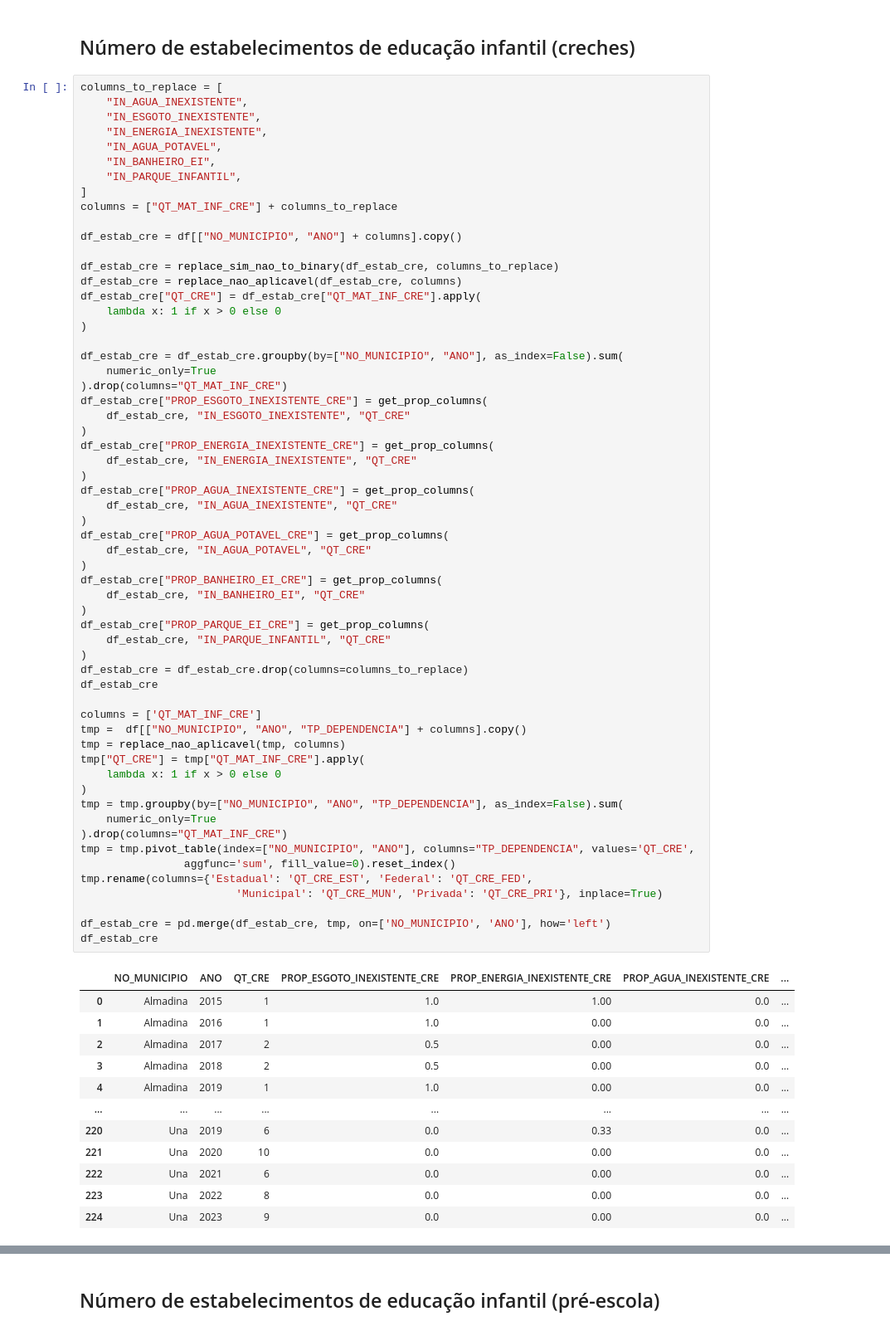
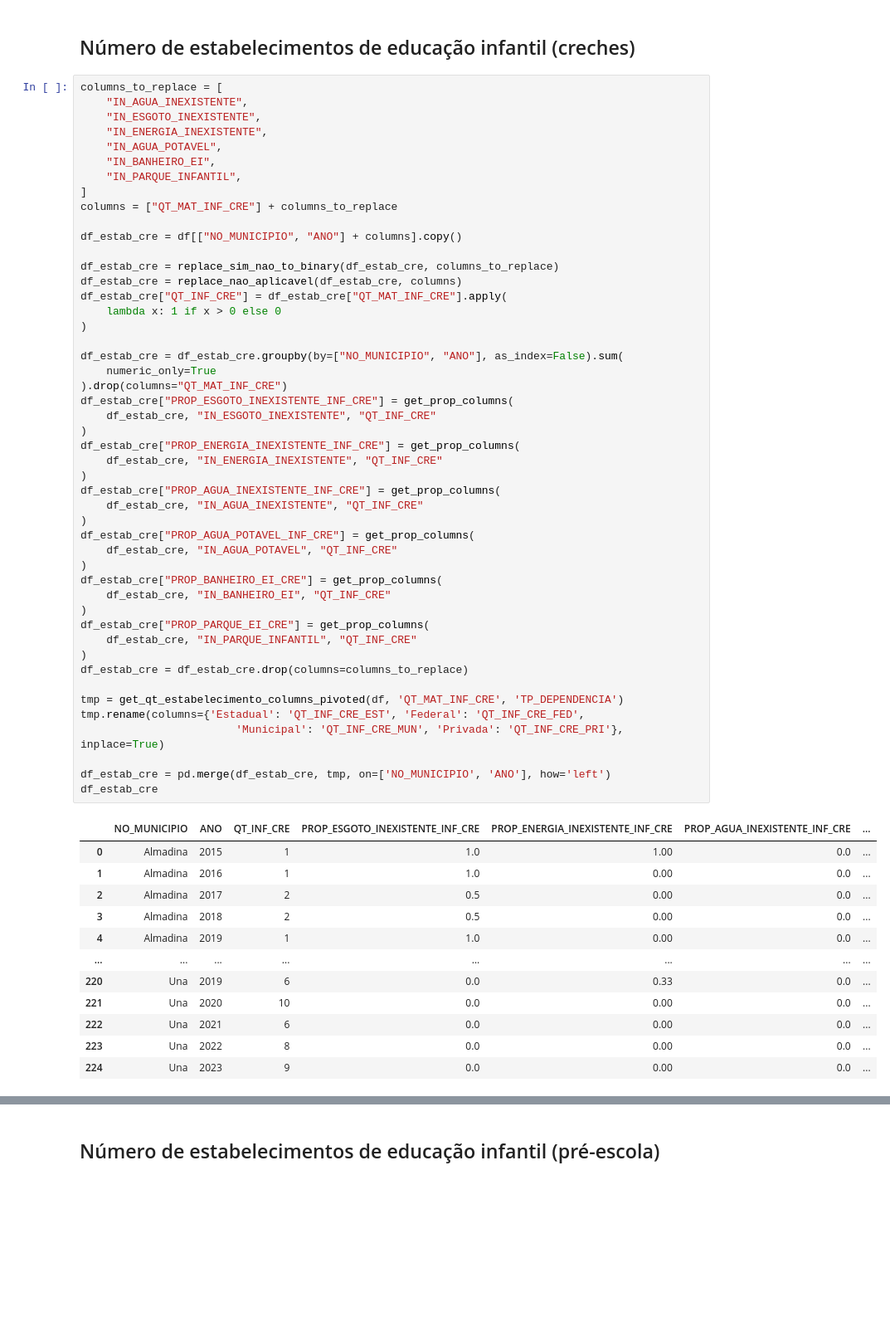
Before and after one commit to matheusssilva991/tj_educacao, a Jupyter notebook: src/tmp.ipynb, the cells around one changed output, grey strips where cells are left out. Shown at 83% size. Saved outputs shown, nothing was run; the diff lists cells and outputs as text; blank space fills up the shorter version.

```diff
--- a/src/tmp.ipynb
+++ b/src/tmp.ipynb
@@ -179,59 +128,48 @@ columns_to_replace = [
     "IN_AGUA_POTAVEL",
     "IN_BANHEIRO_EI",
     "IN_PARQUE_INFANTIL",
 ]
 columns = ["QT_MAT_INF_CRE"] + columns_to_replace
 
 df_estab_cre = df[["NO_MUNICIPIO", "ANO"] + columns].copy()
 
 df_estab_cre = replace_sim_nao_to_binary(df_estab_cre, columns_to_replace)
 df_estab_cre = replace_nao_aplicavel(df_estab_cre, columns)
-df_estab_cre["QT_CRE"] = df_estab_cre["QT_MAT_INF_CRE"].apply(
+df_estab_cre["QT_INF_CRE"] = df_estab_cre["QT_MAT_INF_CRE"].apply(
     lambda x: 1 if x > 0 else 0
 )
 
 df_estab_cre = df_estab_cre.groupby(by=["NO_MUNICIPIO", "ANO"], as_index=False).sum(
     numeric_only=True
 ).drop(columns="QT_MAT_INF_CRE")
-df_estab_cre["PROP_ESGOTO_INEXISTENTE_CRE"] = get_prop_columns(
-    df_estab_cre, "IN_ESGOTO_INEXISTENTE", "QT_CRE"
+df_estab_cre["PROP_ESGOTO_INEXISTENTE_INF_CRE"] = get_prop_columns(
+    df_estab_cre, "IN_ESGOTO_INEXISTENTE", "QT_INF_CRE"
 )
-df_estab_cre["PROP_ENERGIA_INEXISTENTE_CRE"] = get_prop_columns(
-    df_estab_cre, "IN_ENERGIA_INEXISTENTE", "QT_CRE"
+df_estab_cre["PROP_ENERGIA_INEXISTENTE_INF_CRE"] = get_prop_columns(
+    df_estab_cre, "IN_ENERGIA_INEXISTENTE", "QT_INF_CRE"
 )
-df_estab_cre["PROP_AGUA_INEXISTENTE_CRE"] = get_prop_columns(
-    df_estab_cre, "IN_AGUA_INEXISTENTE", "QT_CRE"
+df_estab_cre["PROP_AGUA_INEXISTENTE_INF_CRE"] = get_prop_columns(
+    df_estab_cre, "IN_AGUA_INEXISTENTE", "QT_INF_CRE"
 )
-df_estab_cre["PROP_AGUA_POTAVEL_CRE"] = get_prop_columns(
-    df_estab_cre, "IN_AGUA_POTAVEL", "QT_CRE"
+df_estab_cre["PROP_AGUA_POTAVEL_INF_CRE"] = get_prop_columns(
+    df_estab_cre, "IN_AGUA_POTAVEL", "QT_INF_CRE"
 )
 df_estab_cre["PROP_BANHEIRO_EI_CRE"] = get_prop_columns(
-    df_estab_cre, "IN_BANHEIRO_EI", "QT_CRE"
+    df_estab_cre, "IN_BANHEIRO_EI", "QT_INF_CRE"
 )
 df_estab_cre["PROP_PARQUE_EI_CRE"] = get_prop_columns(
-    df_estab_cre, "IN_PARQUE_INFANTIL", "QT_CRE"
+    df_estab_cre, "IN_PARQUE_INFANTIL", "QT_INF_CRE"
 )
 df_estab_cre = df_estab_cre.drop(columns=columns_to_replace)
-df_estab_cre
 
-columns = ['QT_MAT_INF_CRE']
-tmp =  df[["NO_MUNICIPIO", "ANO", "TP_DEPENDENCIA"] + columns].copy()
-tmp = replace_nao_aplicavel(tmp, columns)
-tmp["QT_CRE"] = tmp["QT_MAT_INF_CRE"].apply(
-    lambda x: 1 if x > 0 else 0
-)
-tmp = tmp.groupby(by=["NO_MUNICIPIO", "ANO", "TP_DEPENDENCIA"], as_index=False).sum(
-    numeric_only=True
-).drop(columns="QT_MAT_INF_CRE")
-tmp = tmp.pivot_table(index=["NO_MUNICIPIO", "ANO"], columns="TP_DEPENDENCIA", values='QT_CRE',
-                aggfunc='sum', fill_value=0).reset_index()
-tmp.rename(columns={'Estadual': 'QT_CRE_EST', 'Federal': 'QT_CRE_FED',
-                        'Municipal': 'QT_CRE_MUN', 'Privada': 'QT_CRE_PRI'}, inplace=True)
+tmp = get_qt_estabelecimento_columns_pivoted(df, 'QT_MAT_INF_CRE', 'TP_DEPENDENCIA')
+tmp.rename(columns={'Estadual': 'QT_INF_CRE_EST', 'Federal': 'QT_INF_CRE_FED',
+                        'Municipal': 'QT_INF_CRE_MUN', 'Privada': 'QT_INF_CRE_PRI'}, inplace=True)
 
 df_estab_cre = pd.merge(df_estab_cre, tmp, on=['NO_MUNICIPIO', 'ANO'], how='left')
 df_estab_cre
 # %% [output]
-|  | NO_MUNICIPIO | ANO | QT_CRE | PROP_ESGOTO_INEXISTENTE_CRE | PROP_ENERGIA_INEXISTENTE_CRE | PROP_AGUA_INEXISTENTE_CRE | ... |
+|  | NO_MUNICIPIO | ANO | QT_INF_CRE | PROP_ESGOTO_INEXISTENTE_INF_CRE | PROP_ENERGIA_INEXISTENTE_INF_CRE | PROP_AGUA_INEXISTENTE_INF_CRE | ... |
 | 0 | Almadina | 2015 | 1 | 1.0 | 1.00 | 0.0 | ... |
 | 1 | Almadina | 2016 | 1 | 1.0 | 0.00 | 0.0 | ... |
 | 2 | Almadina | 2017 | 2 | 0.5 | 0.00 | 0.0 | ... |
```
Also changed, not shown: parts of 17 cells of this notebook, 2 other files.
